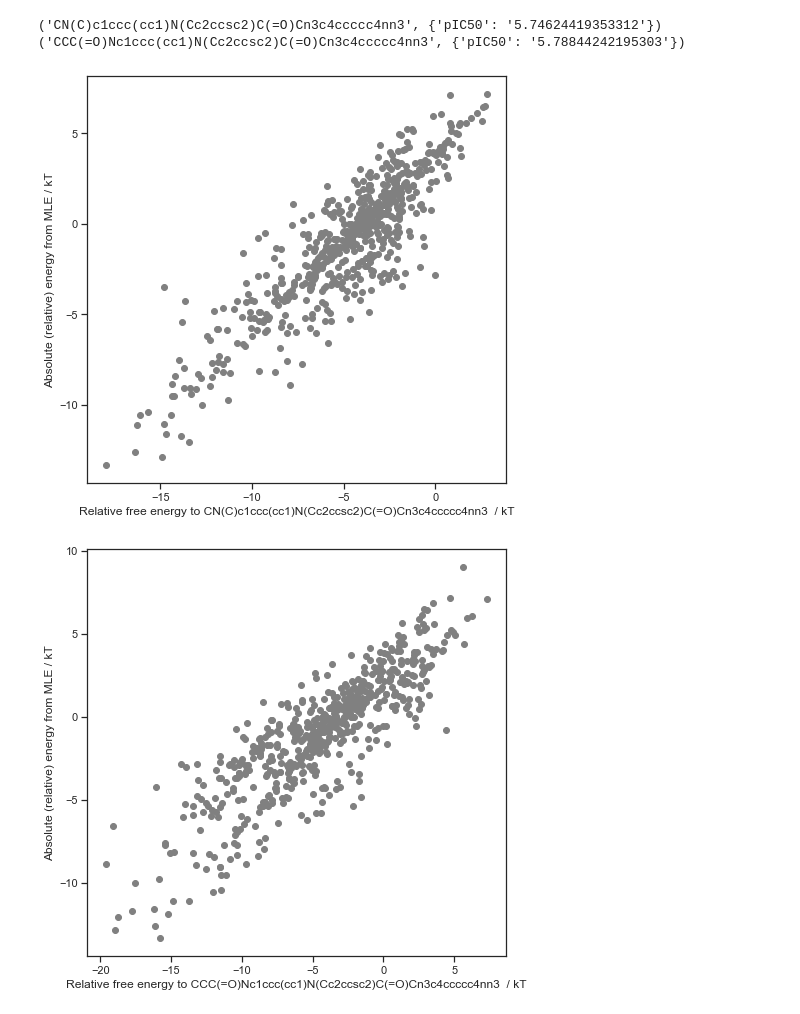
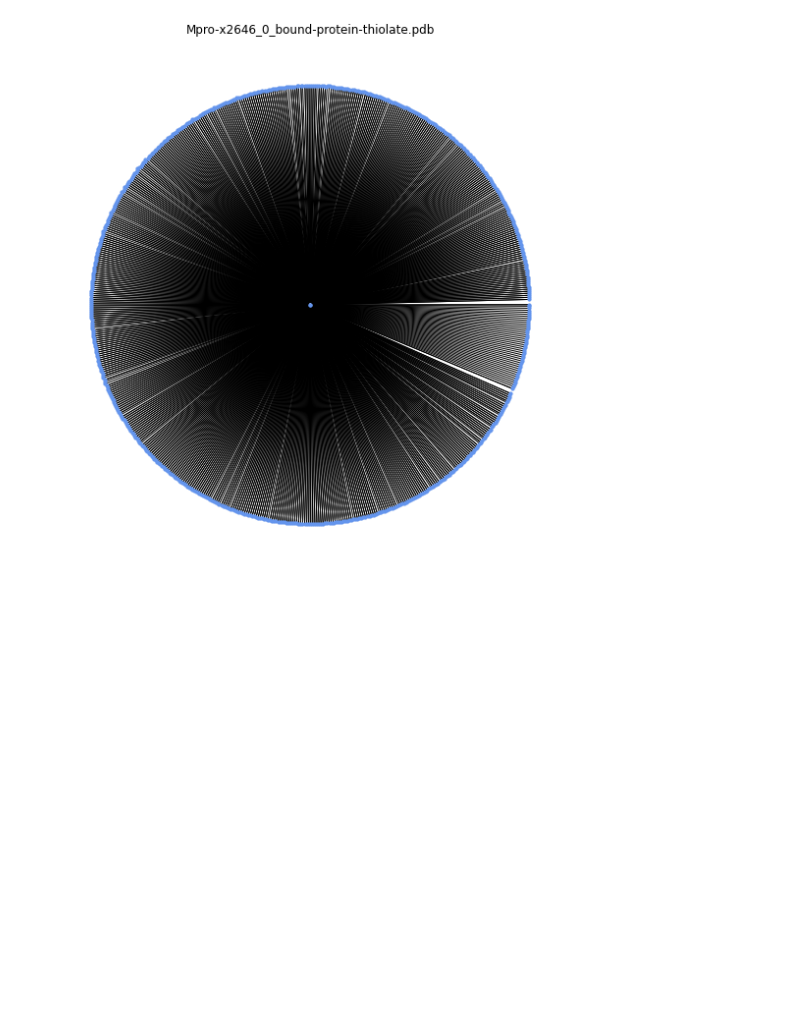
Before and after one commit to choderalab/fah-xchem, a Jupyter notebook: covid_moonshot/analysis/AnalysisForNonStarGraphs.ipynb, the cells around one changed output. Drawn from its saved outputs; the diff is of its cells as text; code cells hidden in the pictures; blank space fills up the shorter version.

```diff
--- a/covid_moonshot/analysis/AnalysisForNonStarGraphs.ipynb
+++ b/covid_moonshot/analysis/AnalysisForNonStarGraphs.ipynb
@@ -27,18 +10,0 @@ print(f'{len(graphs)} protein graphs')
-# %%
-# now loop through all the results, and add an edge with a free energy and uncertainty
-# arsenic is fussy --- it likes f_ij and f_dij, but I can change arsenic in future to be more flexible
-
-for result in results:
-    protein = result['details']['protein']
-    ligand = result['details']['ligand']
-#     graph = graphs[(protein,ligand)]
-    graph = graphs[protein]
-    if result['analysis']['binding']['delta_f'] is not None and result['analysis']['binding']['ddelta_f'] is not None:
-        graph.add_edge(result['details']['start_smiles'], result['details']['end_smiles'],f_ij=result['analysis']['binding']['delta_f'],f_dij=result['analysis']['binding']['ddelta_f'])
-# %%
-for title, graph in graphs.items():
-    plt.figure(figsize=(15,15))
-    plt.title(title)
-    # this should pull the more connected elements of the graph closer to the center
-    nx.draw_kamada_kawai(graph)
-    plt.show()
@@ -54,48 +11,10 @@ for title, graph in graphs.items():
-# %%
-# now add any experimental values that we might have
-for result in results:
-    for state in ['start','end']:
-        if f'{state}_pIC50' in result['details'].keys():
-            for graph in graphs.values():
-                if graph.has_node(result['details'][f'{state}_smiles']):
-                    # see if it already has an pIC50
-                    if 'pIC50' in graph.nodes[result['details'][f'{state}_smiles']]:
-                        assert(result['details'][f'{state}_pIC50'] == graph.nodes[result['details'][f'{state}_smiles']]['pIC50']), \
-                        f"Trying to add an pIC50 that disagrees with a previous value for node {graph.nodes[result['details'][f'{state}_smiles']]}"
-                    else:
-                        # or add the pIC50 if it's not available
-                        graph.nodes[result['details'][f'{state}_smiles']]['pIC50'] = result['details'][f'{state}_pIC50']
-
-
-# these should be defined in a different way, but at the moment, this will do
-# just whatever we want to compare everything against, presumably anything with an experimental datapoint
-centers = []
-for node in graph.nodes(data=True):
-    if len(node[1]) > 0:
-        print(node)
-        centers.append(node[0])
-# %% [output]
-('CN(C)c1ccc(cc1)N(Cc2ccsc2)C(=O)Cn3c4ccccc4nn3', {'pIC50': '5.74624419353312'})
-('CCC(=O)Nc1ccc(cc1)N(Cc2ccsc2)C(=O)Cn3c4ccccc4nn3', {'pIC50': '5.78844242195303'})
-# %%
-# center = 'CCC(=O)Nc1ccc(cc1)N(Cc2ccsc2)C(=O)Cn3c4ccccc4nn3'
-
-for graph in graphs.values():
-    f_i, C = stats.mle(graph)
-
-    for center in centers:
-        plt.figure(figsize=(7.5,7.5))
-        for i,j, err in zip(f_i, graph.nodes(),np.diag(C)):
-            try:
-                # HBM --- not sure why the sign of this gets flipped???
-                # TODO - shift these corresponding to pIC50 of center, so that we have absolute absolutes
-                plt.scatter(-graph.get_edge_data(j, center)['f_ij'], i ,color='grey')
-            except TypeError:
-                continue
-
-        plt.ylabel('Absolute (relative) energy from MLE / kT')
-        plt.xlabel(f'Relative free energy to {center}  / kT')
-        plt.show()
-# %% [output]
-[figure, removed]
-[figure, removed]
+# %%
+result_graphs = diffnet.combine_relative_free_energies(results)
+# %%
+for protein, graph in result_graphs.items():
+    plt.figure(figsize=(7.5,7.5))
+    nx.draw_kamada_kawai(graph,node_color='cornflowerblue',node_size=10)
+    plt.title(protein)
+    plt.show()
+# %% [output]
+[figure, added]
```
Also changed, not shown: parts of 10 cells of this notebook, 1 other file.
